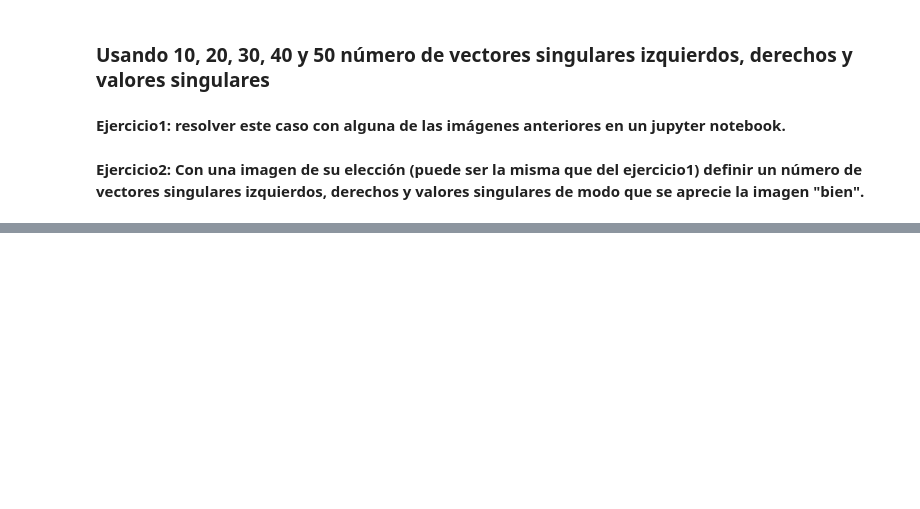
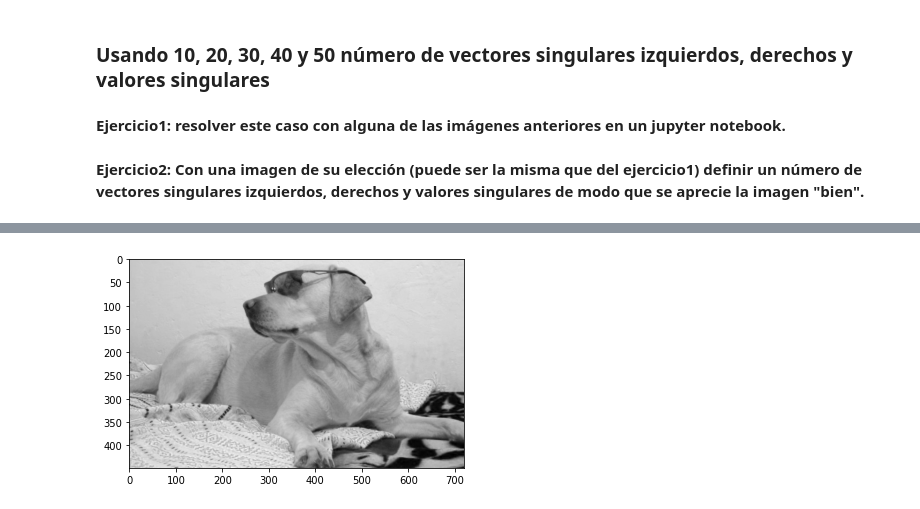
Before and after one commit to palmoreck/laboratorios, a Jupyter notebook: reconstruccion_de_imagenes/2_reconstruccion_de_imagenes.ipynb, the cells around one changed output, grey strips where cells are left out. Cells and saved outputs as stored; diff of their text form; code cells hidden in the pictures; blank space fills up the shorter version.

```diff
--- a/reconstruccion_de_imagenes/2_reconstruccion_de_imagenes.ipynb
+++ b/reconstruccion_de_imagenes/2_reconstruccion_de_imagenes.ipynb
@@ -761,0 +808,5 @@ plt.show()
+# %%
+plt.imshow(aux,cmap="gray")
+plt.show()
+# %% [output]
+[figure, added]
```
Also changed, not shown: parts of 15 cells of this notebook.
